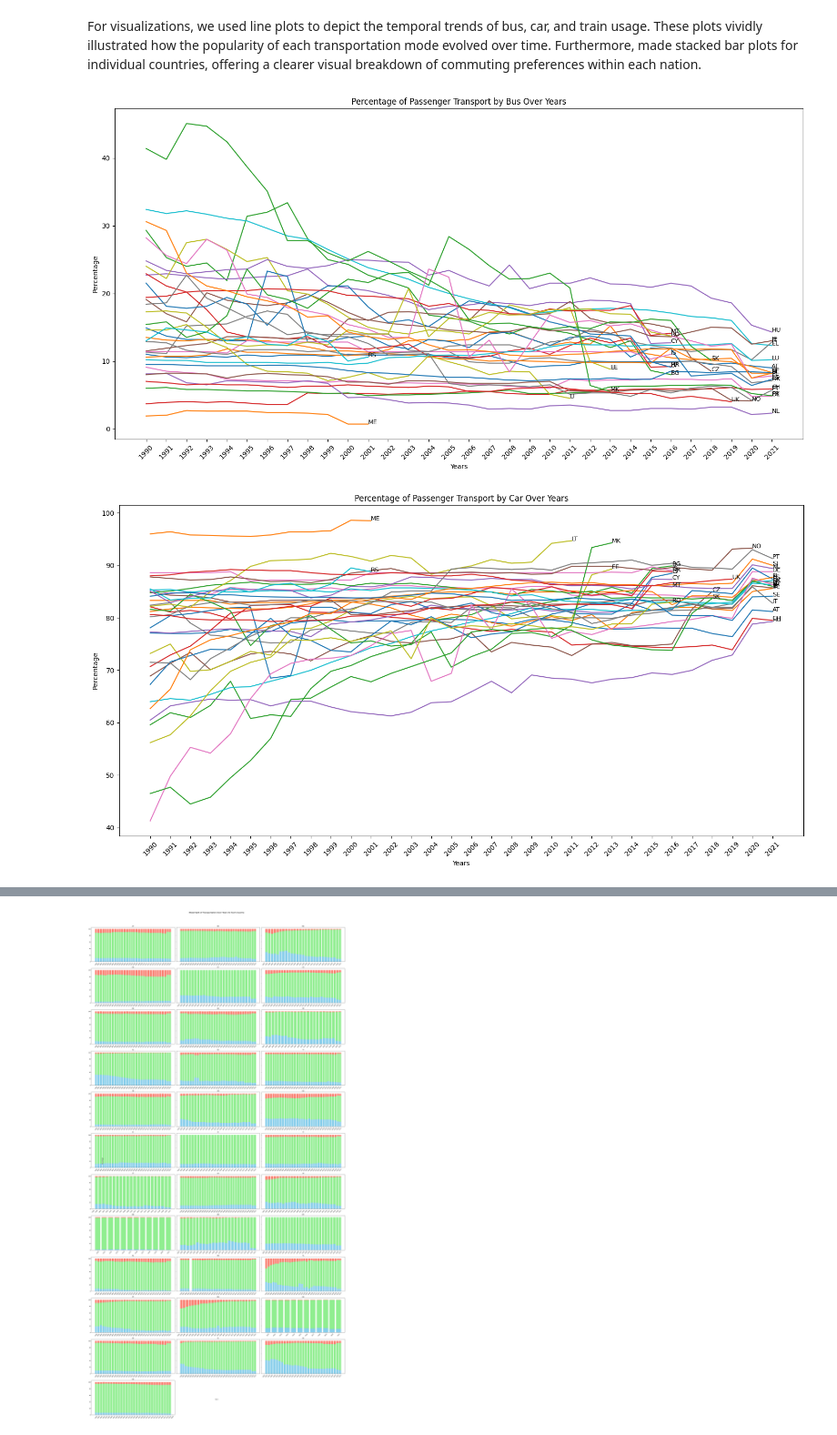
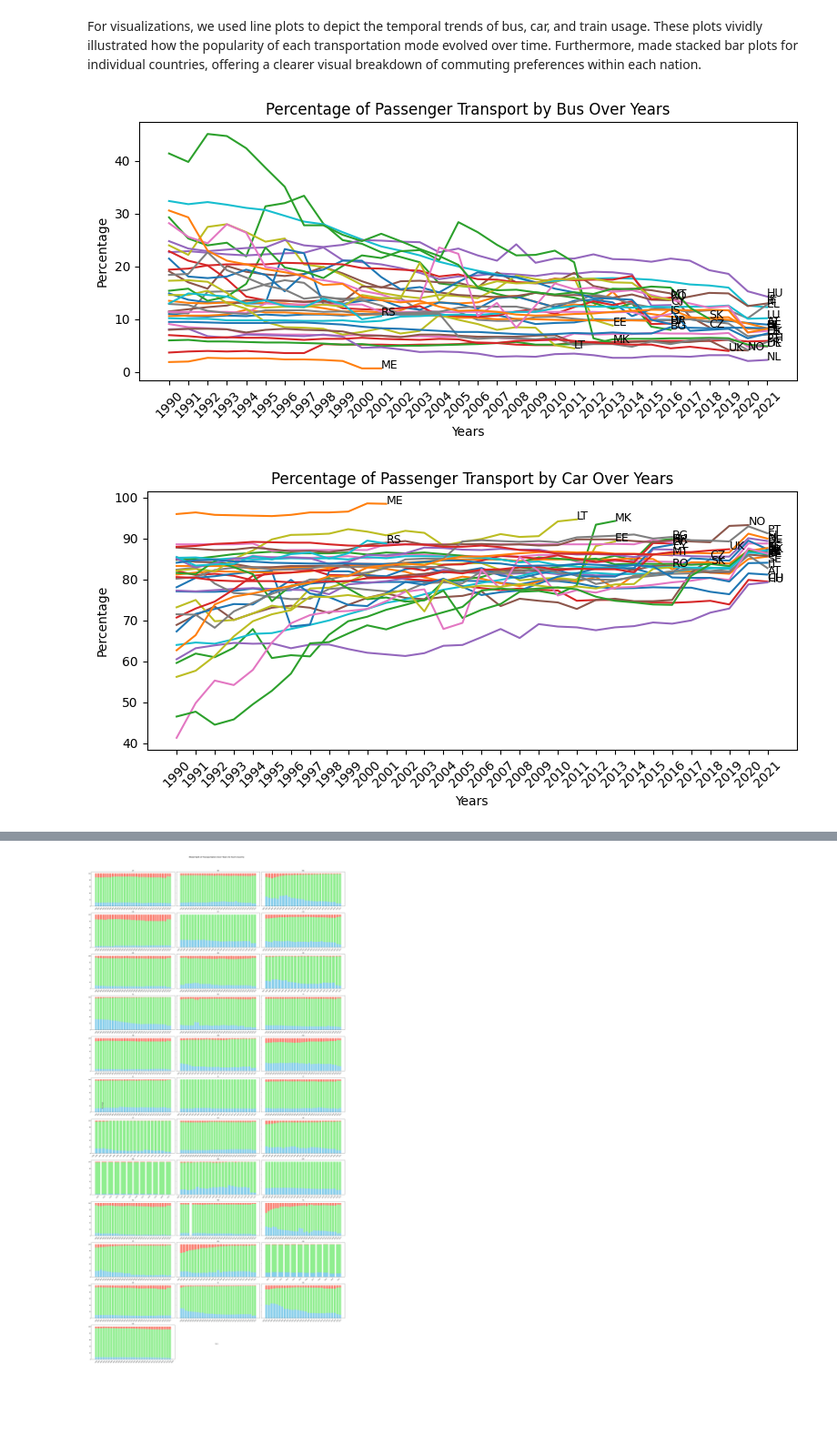
Before and after one commit to venetagrigorova/transport-modal-split, a Jupyter notebook: code/data-analysis.ipynb, the cells around one changed output, grey strips where cells are left out. Shown at 91% size. Saved outputs shown, nothing was run; the diff lists cells and outputs as text; code cells hidden in the pictures; blank space fills up the shorter version.

Commit message:
changing size of plots

```diff
--- a/code/data-analysis.ipynb
+++ b/code/data-analysis.ipynb
@@ -92,33 +92,33 @@ For visualizations, we used line plots to depict the temporal trends of bus, car
 # %%
 # Modified function to plot data with country code labels on each line, ensuring matching dimensions
 def plot_data(df, title):
-    plt.figure(figsize=(15, 8))
+    plt.figure(figsize=(8, 4))
 
     # Convert the column names (years) to strings for the x-axis
     year_columns = df.columns.astype(str)
 
     # Loop through each country and plot its data with country codes on the lines
     for country in df.index:
         # Extract country data and align it with the year columns
         country_data = df.loc[country].reindex(year_columns).dropna()
         if not country_data.empty:
             plt.plot(year_columns[:len(country_data)], country_data)
             # Add text label near the last point of each line
             last_year = year_columns[len(country_data) - 1]
             last_value = country_data.iloc[-1]
             plt.text(last_year, last_value, country, fontsize=9)
 
     plt.title(title)
     plt.xticks(rotation=45)
     plt.ylabel('Percentage')
     plt.xlabel('Years')
     plt.tight_layout()
     plt.show()
 
 # Plotting Bus, Car, and Train Data with country labels
 plot_data(bus_df_cleaned, 'Percentage of Passenger Transport by Bus Over Years')
 plot_data(car_df_cleaned, 'Percentage of Passenger Transport by Car Over Years')
 plot_data(trn_df_cleaned, 'Percentage of Passenger Transport by Train Over Years')
 # %% [output]
-[figure, old version]
+[figure, new version]
-[figure, old version]
+[figure, new version]
```
Also changed, not shown: parts of 5 cells of this notebook.
